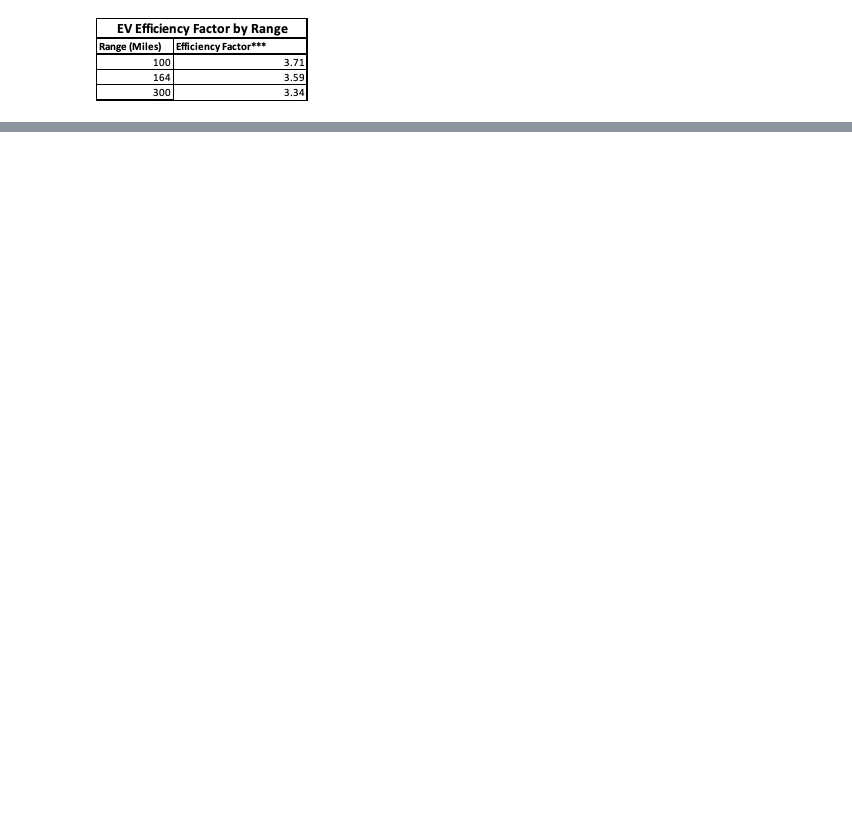
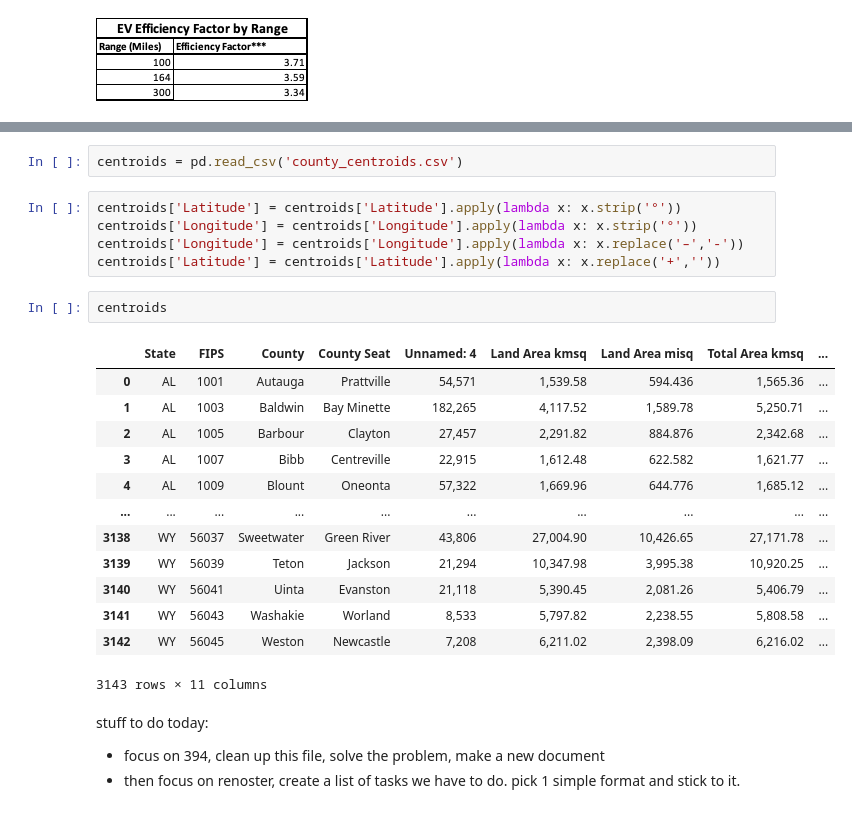
Before and after one commit to saif1457/iems394, a Jupyter notebook: 394pipe.ipynb, the cells around one changed output, grey strips where cells are left out. Drawn from its saved outputs; the diff is of its cells as text; blank space fills up the shorter version.

```diff
--- a/394pipe.ipynb
+++ b/394pipe.ipynb
@@ -59,0 +361,28 @@ df
+# %%
+centroids = pd.read_csv('county_centroids.csv')
+# %%
+centroids['Latitude'] = centroids['Latitude'].apply(lambda x: x.strip('°'))
+centroids['Longitude'] = centroids['Longitude'].apply(lambda x: x.strip('°'))
+centroids['Longitude'] = centroids['Longitude'].apply(lambda x: x.replace('–','-'))
+centroids['Latitude'] = centroids['Latitude'].apply(lambda x: x.replace('+',''))
+# %%
+centroids
+# %% [output]
+|  | State | FIPS | County | County Seat | Unnamed: 4 | Land Area kmsq | Land Area misq | Total Area kmsq | ... |
+| 0 | AL | 1001 | Autauga | Prattville | 54,571 | 1,539.58 | 594.436 | 1,565.36 | ... |
+| 1 | AL | 1003 | Baldwin | Bay Minette | 182,265 | 4,117.52 | 1,589.78 | 5,250.71 | ... |
+| 2 | AL | 1005 | Barbour | Clayton | 27,457 | 2,291.82 | 884.876 | 2,342.68 | ... |
+| 3 | AL | 1007 | Bibb | Centreville | 22,915 | 1,612.48 | 622.582 | 1,621.77 | ... |
+| 4 | AL | 1009 | Blount | Oneonta | 57,322 | 1,669.96 | 644.776 | 1,685.12 | ... |
+| ... | ... | ... | ... | ... | ... | ... | ... | ... | ... |
+| 3138 | WY | 56037 | Sweetwater | Green River | 43,806 | 27,004.90 | 10,426.65 | 27,171.78 | ... |
+| 3139 | WY | 56039 | Teton | Jackson | 21,294 | 10,347.98 | 3,995.38 | 10,920.25 | ... |
+| 3140 | WY | 56041 | Uinta | Evanston | 21,118 | 5,390.45 | 2,081.26 | 5,406.79 | ... |
+| 3141 | WY | 56043 | Washakie | Worland | 8,533 | 5,797.82 | 2,238.55 | 5,808.58 | ... |
+| 3142 | WY | 56045 | Weston | Newcastle | 7,208 | 6,211.02 | 2,398.09 | 6,216.02 | ... |
+3143 rows × 11 columns
+# %% [markdown]
+stuff to do today:
+
+- focus on 394, clean up this file, solve the problem, make a new document
+- then focus on renoster, create a list of tasks we have to do. pick 1 simple format and stick to it.
```
Also changed, not shown: parts of 47 cells of this notebook, 2 other files.
